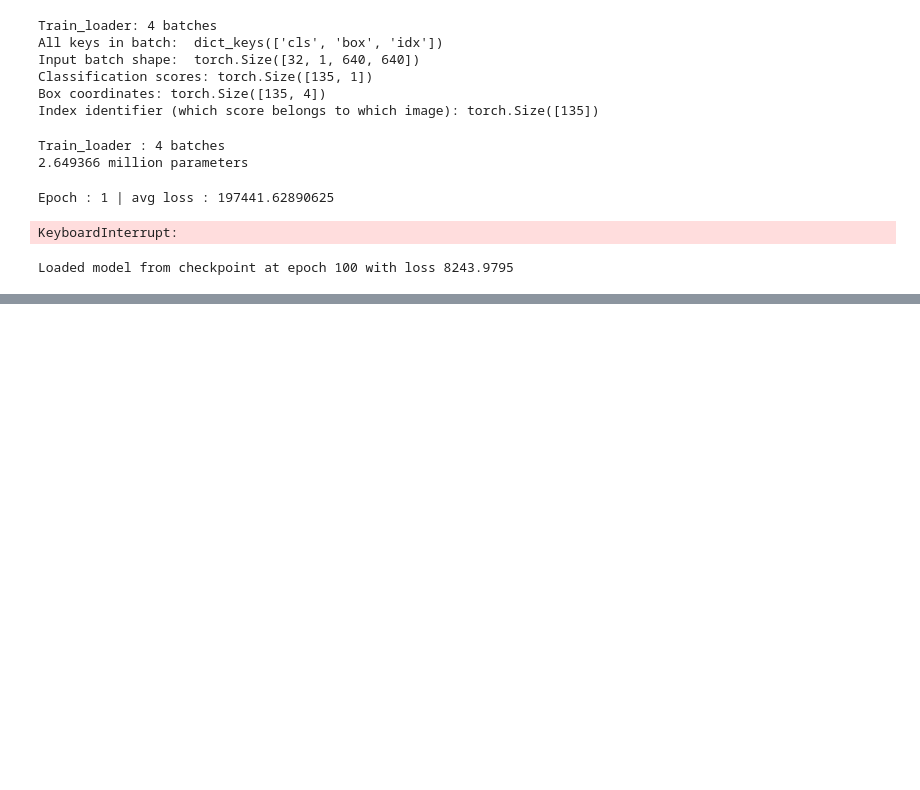
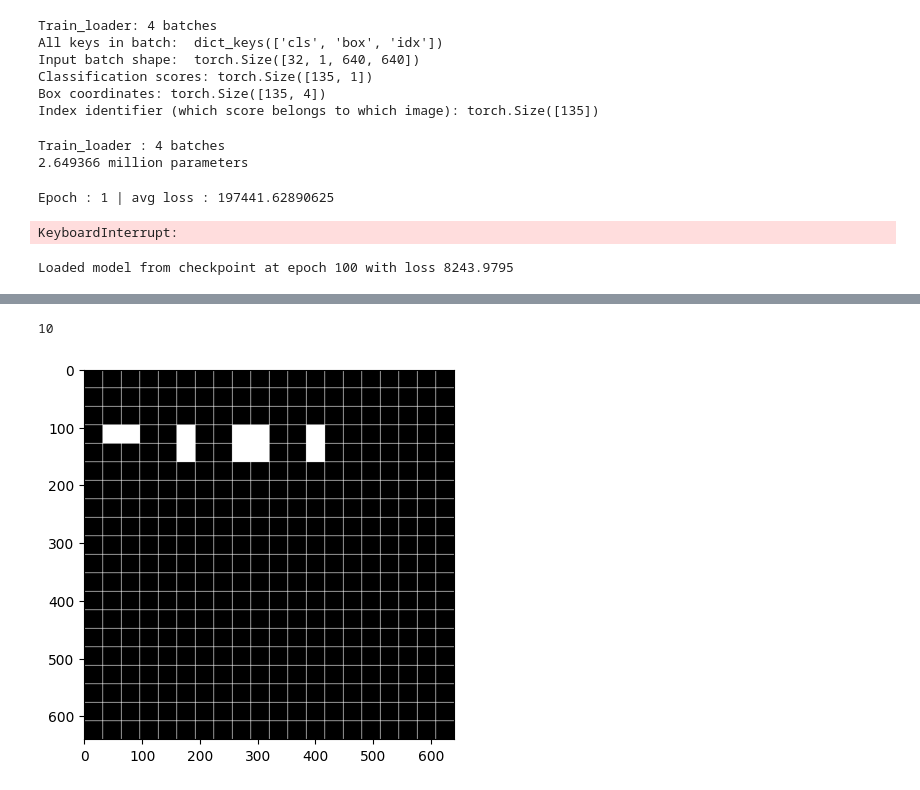
Before and after one commit to davide710/change_detection, a Jupyter notebook: test.ipynb, the cells around one changed output, grey strips where cells are left out. Drawn from its saved outputs; the diff is of its cells as text; code cells hidden in the pictures; blank space fills up the shorter version.

```diff
--- a/test.ipynb
+++ b/test.ipynb
@@ -223,0 +132,25 @@ plt.hist(dataset.__getitem__(0)[0].reshape((640*640)).numpy())
+# %%
+zeros = np.zeros((640, 640))
+for b, l in zip(t['box'], t['cls']):
+    x, y, w, h = np.array(b*640, dtype=np.int32)
+    if l == 1:
+        zeros[y - h // 2:y + h // 2, x - w // 2:x + w // 2] = 1
+
+step = 640 // 20
+
+a = 0
+for i in range(0, 640, step):
+    for j in range(0, 640, step):
+        if np.sum(zeros[i:i+step, j:j+step]) > 0:
+            zeros[i:i+step, j:j+step] = 1
+            a += 1
+
+zeros[:, ::step] = 1
+zeros[::step, :] = 1
+
+
+plt.imshow(zeros, cmap='gray')
+a
+# %% [output]
+10
+[figure, added]
```
Also changed, not shown: parts of 12 cells of this notebook, 4 other files.
